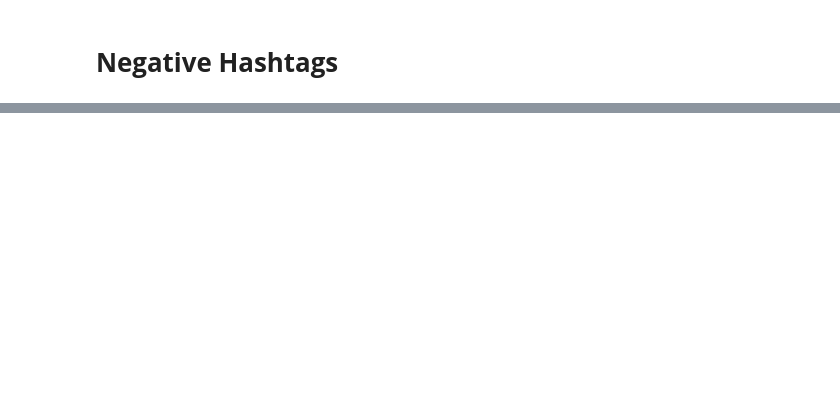
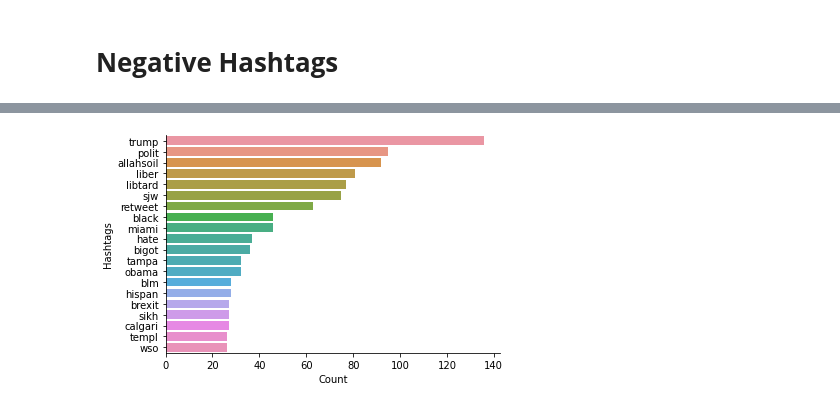
Before and after one commit to AbhishekJoshi93/SentimentAnalysis, a Jupyter notebook: SentimentAnalysisForRacistTweet.ipynb, the cells around one changed output, grey strips where cells are left out. Drawn from its saved outputs; the diff is of its cells as text; code cells hidden in the pictures; blank space fills up the shorter version.

```diff
--- a/SentimentAnalysisForRacistTweet.ipynb
+++ b/SentimentAnalysisForRacistTweet.ipynb
@@ -198,3 +322,6 @@ ht_positive_unnest = sum(ht_positive,[])
 # %%
 ht_negative = Hashtags_Extract(combine['Tidy_Tweets'][combine['label']==1])
 ht_negative_unnest = sum(ht_negative,[])
+# %%
+word_freq_negative = nltk.FreqDist(ht_negative_unnest)
+word_freq_negative
@@ -200,0 +369,3 @@ ht_negative_unnest = sum(ht_negative,[])
+# %%
+df_negative = pd.DataFrame({'Hashtags':list(word_freq_negative.keys()),'Count':list(word_freq_negative.values())})
+df_negative.head(10)
@@ -200,0 +384,6 @@ ht_negative_unnest = sum(ht_negative,[])
+# %%
+df_negative_plot = df_negative.nlargest(20,columns='Count')
+sns.barplot(data=df_negative_plot,y='Hashtags',x='Count')
+sns.despine()
+# %% [output]
+[figure, added]
```
Also changed, not shown: parts of 58 cells of this notebook.
